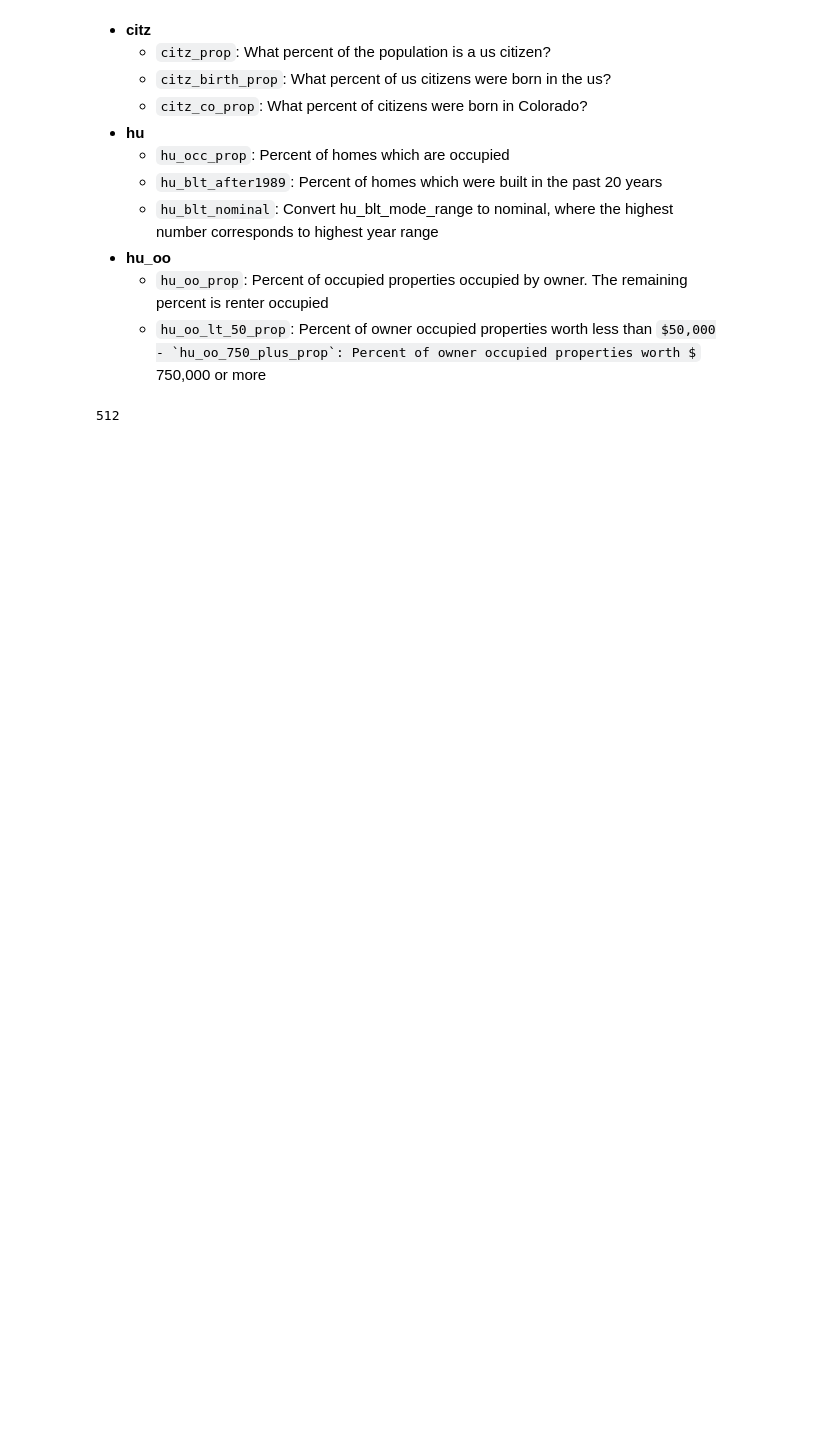
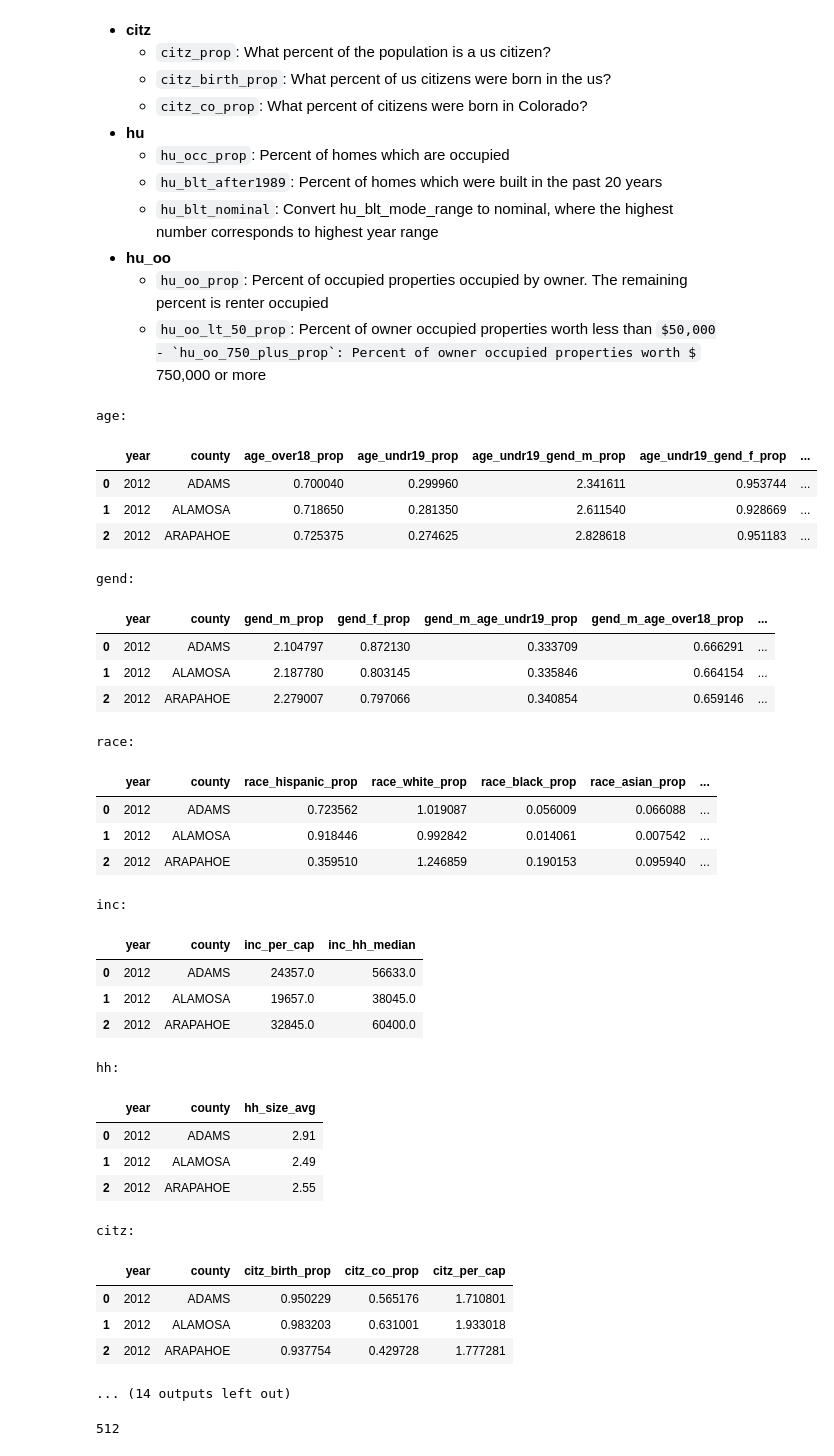
Before and after one commit to ryayoung/crime-data-engineering, a Jupyter notebook: 4-county_demographics.ipynb, the cells around one changed output. Saved outputs shown, nothing was run; the diff lists cells and outputs as text; code cells hidden in the pictures; some formulas as TeX source; blank space fills up the shorter version.

```diff
--- a/4-county_demographics.ipynb
+++ b/4-county_demographics.ipynb
@@ -431,34 +462,66 @@ df['ps_undr18_prop'] = df.ps_undr18_below / df.ps_below
 
 df['stud_enrolled_prop'] = df.stud_enrolled / df.stud_enroll_pool
 df['stud_hs_prop'] = df.stud_9_12 / (df.stud_1_4 + df.stud_5_8 + df.stud_9_12)
 df['stud_undergrad_prop'] = df.stud_undergrad / df.stud_enrolled
 
 df['citz_per_cap'] = df.citz / df['pop']
 df['citz_birth_prop'] = df.citz_birth / df.citz
 df['citz_co_prop'] = df.citz_co / df.citz
 
 df['hu_per_cap'] = df.hu / df['pop']
 df['hu_occ_prop'] = df.hu_occ / df.hu
 df['hu_blt_2000_plus_prop'] = df.hu_blt_2000_plus / df.hu
 
 df['hu_oo_prop'] = df.hu_oo / df.hu_occ
 
 for hval in ['hu_oo_lt_50', 'hu_oo_50_150', 'hu_oo_150_250', 'hu_oo_250_400', 'hu_oo_400_750', 'hu_oo_750_plus']:
     df[f'{hval}_prop'] = df[hval] / df.hu_oo
 
 for hyear in [
         'hu_blt_lt_1950', 'hu_blt_1950_1959', 'hu_blt_1960_1969',
         'hu_blt_1970_1979', 'hu_blt_1980_1989', 'hu_blt_1990_1999', 'hu_blt_2000_plus'
     ]:
     df[f'{hyear}_prop'] = df[hyear] / df.hu
 
 # prop, counts = separate_by(df, ['prop', 'per_cap', 'median', 'avg', 'freq', 'med_hm_val', 'med_yr_blt'], index=INDEX)
 filter_cols = ['prop', 'per_cap', 'median', 'avg', 'freq', 'med_hm_val', 'med_yr_blt']
 prop = df.separate_by(filter_cols, index=INDEX, mode='include')
 counts = df.separate_by(filter_cols, index=INDEX, mode='exclude')
 
 gprop = GroupedDF(prop, INDEX, custom={'hu': INDEX + ['hu_per_cap', 'hu_occ_prop']})
-# gprop.display()
+gprop.display()
+# %% [output]
+age:
+|  | year | county | age_over18_prop | age_undr19_prop | age_undr19_gend_m_prop | age_undr19_gend_f_prop | ... |
+| 0 | 2012 | ADAMS | 0.700040 | 0.299960 | 2.341611 | 0.953744 | ... |
+| 1 | 2012 | ALAMOSA | 0.718650 | 0.281350 | 2.611540 | 0.928669 | ... |
+| 2 | 2012 | ARAPAHOE | 0.725375 | 0.274625 | 2.828618 | 0.951183 | ... |
+gend:
+|  | year | county | gend_m_prop | gend_f_prop | gend_m_age_undr19_prop | gend_m_age_over18_prop | ... |
+| 0 | 2012 | ADAMS | 2.104797 | 0.872130 | 0.333709 | 0.666291 | ... |
+| 1 | 2012 | ALAMOSA | 2.187780 | 0.803145 | 0.335846 | 0.664154 | ... |
+| 2 | 2012 | ARAPAHOE | 2.279007 | 0.797066 | 0.340854 | 0.659146 | ... |
+race:
+|  | year | county | race_hispanic_prop | race_white_prop | race_black_prop | race_asian_prop | ... |
+| 0 | 2012 | ADAMS | 0.723562 | 1.019087 | 0.056009 | 0.066088 | ... |
+| 1 | 2012 | ALAMOSA | 0.918446 | 0.992842 | 0.014061 | 0.007542 | ... |
+| 2 | 2012 | ARAPAHOE | 0.359510 | 1.246859 | 0.190153 | 0.095940 | ... |
+inc:
+|  | year | county | inc_per_cap | inc_hh_median |
+| 0 | 2012 | ADAMS | 24357.0 | 56633.0 |
+| 1 | 2012 | ALAMOSA | 19657.0 | 38045.0 |
+| 2 | 2012 | ARAPAHOE | 32845.0 | 60400.0 |
+hh:
+|  | year | county | hh_size_avg |
+| 0 | 2012 | ADAMS | 2.91 |
+| 1 | 2012 | ALAMOSA | 2.49 |
+| 2 | 2012 | ARAPAHOE | 2.55 |
+citz:
+|  | year | county | citz_birth_prop | citz_co_prop | citz_per_cap |
+| 0 | 2012 | ADAMS | 0.950229 | 0.565176 | 1.710801 |
+| 1 | 2012 | ALAMOSA | 0.983203 | 0.631001 | 1.933018 |
+| 2 | 2012 | ARAPAHOE | 0.937754 | 0.429728 | 1.777281 |
+... (14 outputs left out)
 # %%
 write_main(prop, 'county_stats_normalized')
 write_main(counts, 'county_stats_counts')
```
Also changed, not shown: parts of 1 cell of this notebook, 10 other files.
